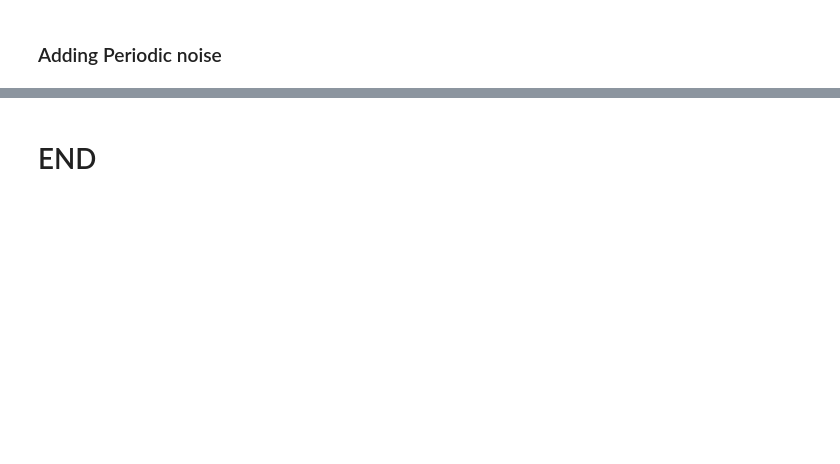
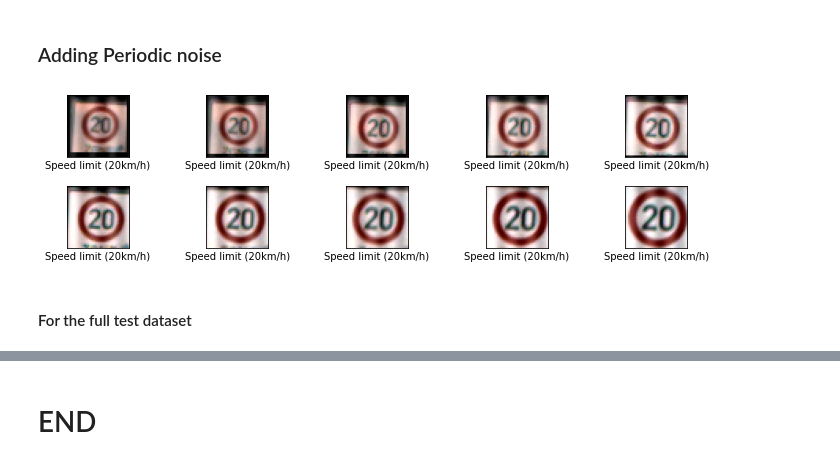
Before and after one commit to mehrotrasan16/NoisyGANMisclassifier, a Jupyter notebook: GTRSB_DataPreprocessing.ipynb, the cells around one changed output, grey strips where cells are left out. Saved outputs shown, nothing was run; the diff lists cells and outputs as text; code cells hidden in the pictures; blank space fills up the shorter version.

```diff
--- a/GTRSB_DataPreprocessing.ipynb
+++ b/GTRSB_DataPreprocessing.ipynb
@@ -498,11 +554,32 @@ def get_periodic_noise( X_imgs ):
 
     X_imgs_copy = X_imgs.copy()
     row, col, ch = X_imgs_copy.shape
-    degree =0.5
+    degree = 0.5
     for i in range(row):
         for j in range(col):
-            X_imgs_copy[i, j] = X_imgs[i,j]+ degree * (math.sin(degree*i)) #+ degree * math.sin(degree*j);
+            X_imgs_copy[i, j] = X_imgs[i,j]+ 0.25*(degree * (math.sin(degree*j))) #+ degree * math.cos(degree*j)); #only sine term, sine term into 0.5, sine plus cos term on 0.5
     X_imgs_copy=np.clip(X_imgs_copy, 0, 1)
     return X_imgs_copy
+# %%
+import matplotlib.image as mpimg
+plot = 1
+plt.figure(figsize=(10,10))
+for i in range(100,110):
+    plt.subplot(8,5,plot)
+    plt.tight_layout()
+    plt.xticks([])
+    plt.yticks([])
+    plt.grid(False)
+    noiseImg = get_periodic_noise(trainData[i])
+    plt.imshow(noiseImg,cmap=plt.cm.binary)
+    # The CIFAR labels happen to be arrays,
+    # which is why you need the extra index
+    plt.xlabel(class_names[trainLabels[i]])
+    plot += 1
+plt.show()
+# %% [output]
+[figure, added]
+# %% [markdown]
+#### For the full test dataset
 # %%
 import matplotlib.image as mpimg
```
Also changed, not shown: parts of 26 cells of this notebook, 46 other files.
